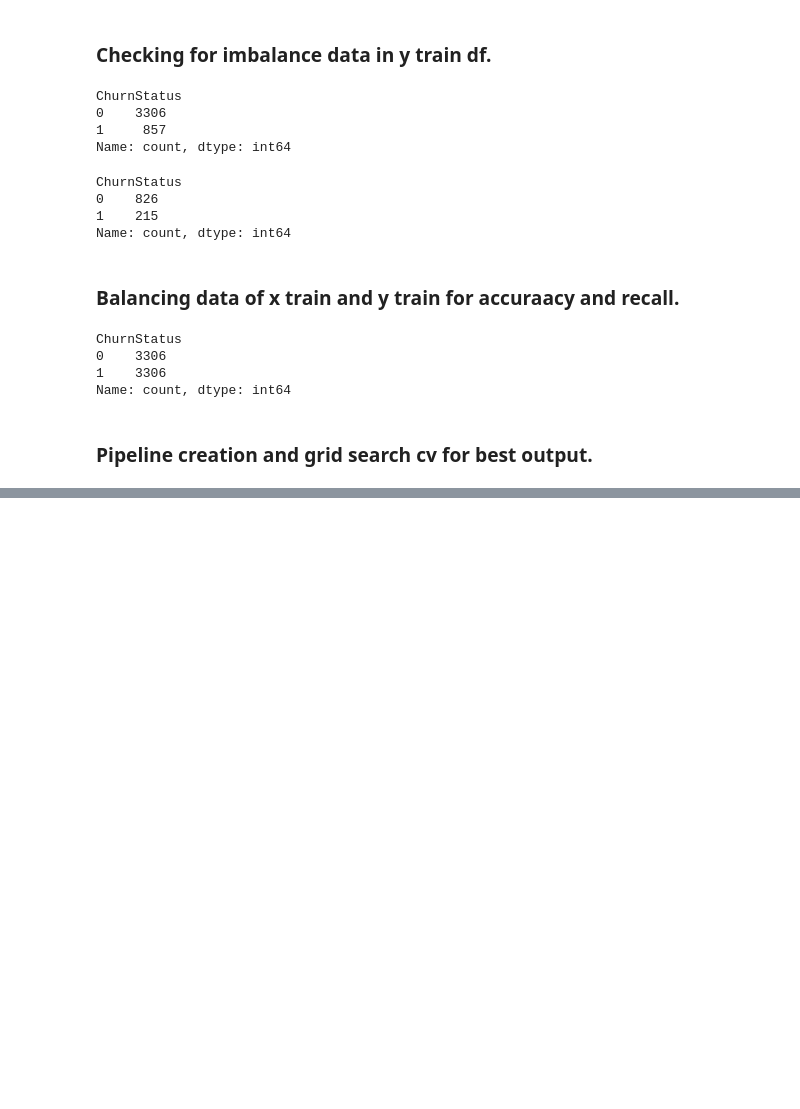
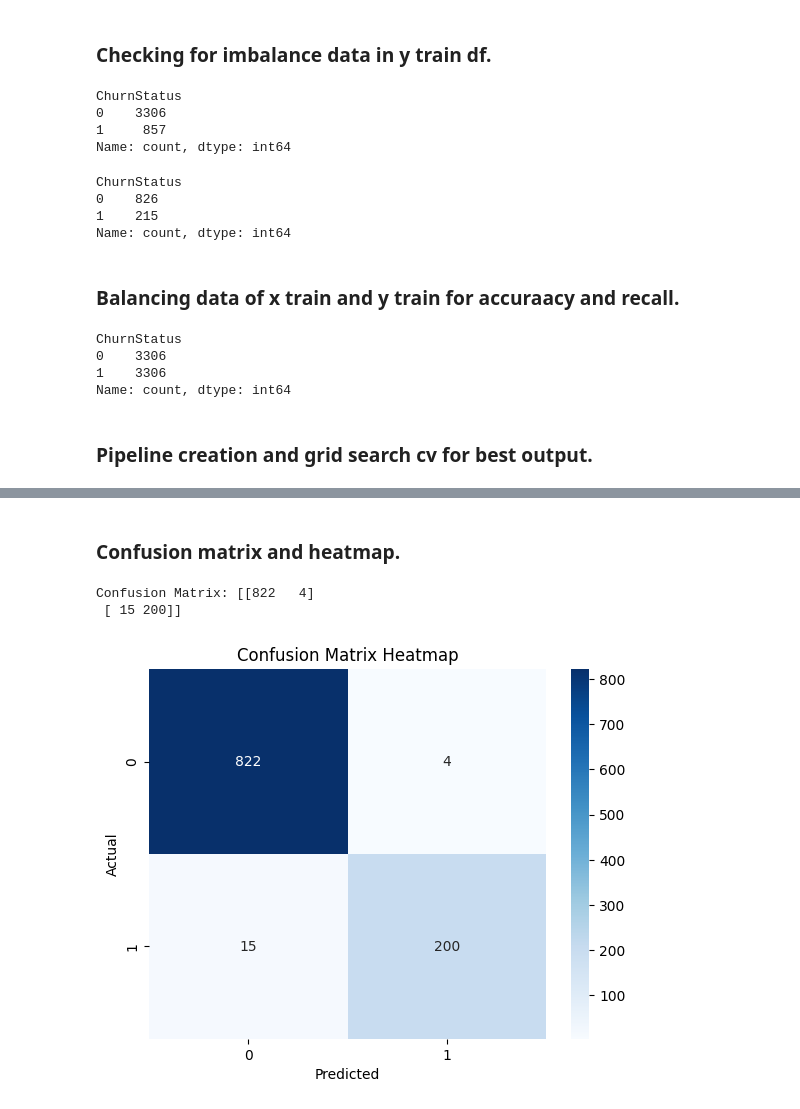
Before and after one commit to 87690ut/Virtual-Internships-Portfolio, a Jupyter notebook: Lloyds_Customer_Churn_Analysis/Llyods_Customer_Churn_Prediction-Analysis.ipynb, the cells around one changed output, grey strips where cells are left out. Drawn from its saved outputs; the diff is of its cells as text; code cells hidden in the pictures; blank space fills up the shorter version.

Commit message:
prediction, accuracy, score, and cm of data  with help of model code update

```diff
--- a/Lloyds_Customer_Churn_Analysis/Llyods_Customer_Churn_Prediction-Analysis.ipynb
+++ b/Lloyds_Customer_Churn_Analysis/Llyods_Customer_Churn_Prediction-Analysis.ipynb
@@ -354,0 +369,4 @@ Name: count, dtype: int64
+# %%
+grid_search = GridSearchCV(estimator = pipeline, param_grid = param_grid, cv = 5, scoring = 'accuracy', n_jobs = -1) # creating grid search for finding best parameter for model.
+# %%
+grid_search.fit(X_train_Smote, y_train_Smote) # fitting grid search on train set for finding best parameter for model.
@@ -354,0 +387,3 @@ Name: count, dtype: int64
+# %%
+best_model = grid_search.best_estimator_ # storing best model in a variable.
+y_prediction = best_model.predict(X_test) # predicting the test set using best model.
@@ -354,0 +414,16 @@ Name: count, dtype: int64
+# %% [markdown]
+### Confusion matrix and heatmap.
+# %%
+cm = confusion_matrix(y_test, y_prediction) # creating confusion matrix for test set.
+print("Confusion Matrix:",cm)
+# %% [output]
+Confusion Matrix: [[822   4]
+ [ 15 200]]
+# %%
+sns.heatmap(cm, annot = True, fmt = 'd', cmap = 'Blues')
+plt.title('Confusion Matrix Heatmap')
+plt.xlabel('Predicted')
+plt.ylabel('Actual')
+plt.show()
+# %% [output]
+[figure, added]
```
Also changed, not shown: parts of 11 cells of this notebook.
